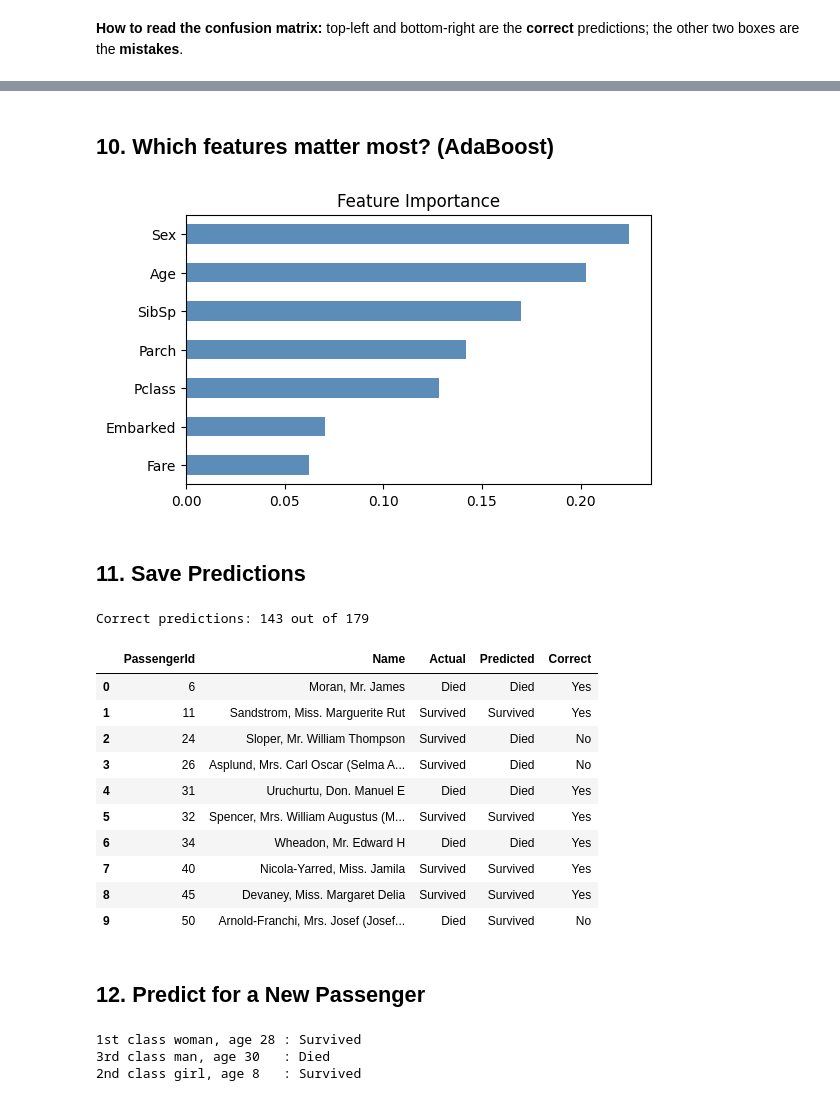
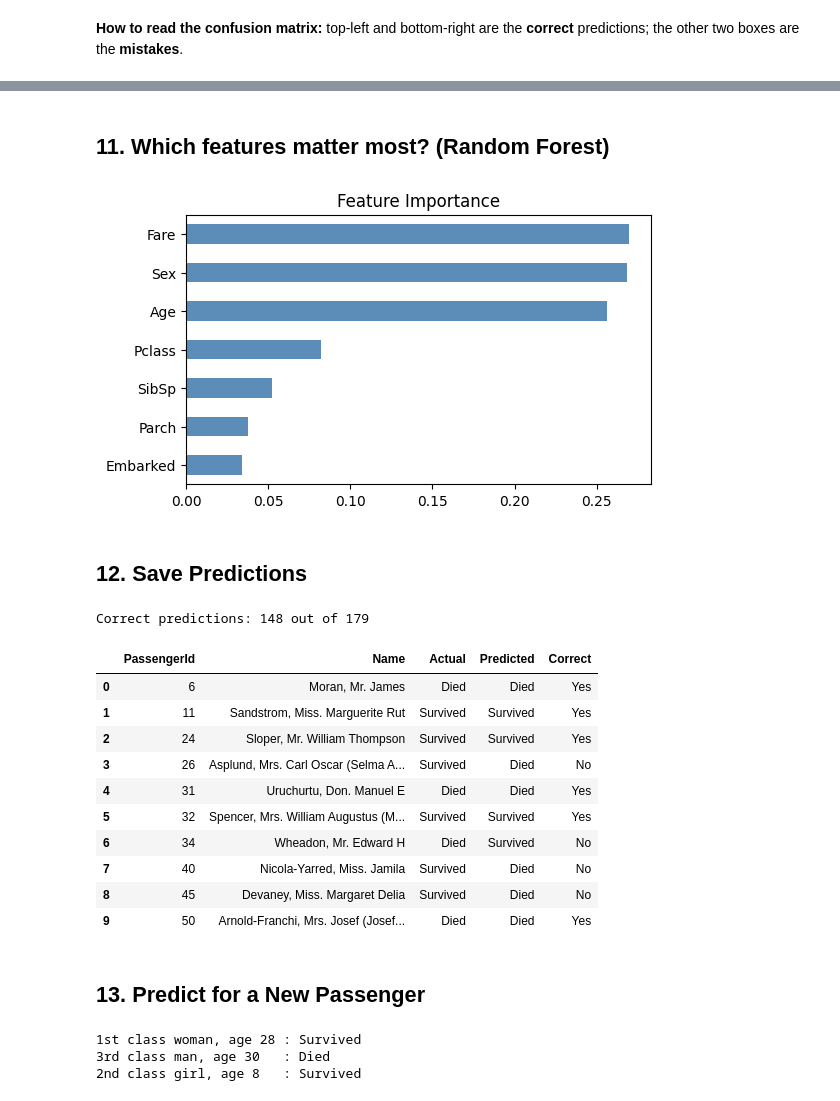
Before and after one commit to aniket123pathak/ML_mini_project, a Jupyter notebook: titanic_survival_prediction.ipynb, the cells around one changed output, grey strips where cells are left out. Cells and saved outputs as stored; diff of their text form; code cells hidden in the pictures.

```diff
--- a/titanic_survival_prediction.ipynb
+++ b/titanic_survival_prediction.ipynb
@@ -164,6 +167,8 @@ Training rows: 712 | Testing rows: 179
 # %%
 models = {
     "Logistic Regression": LogisticRegression(max_iter=1000),
+    "Decision Tree": DecisionTreeClassifier(max_depth=4, random_state=42),
+    "Random Forest": RandomForestClassifier(n_estimators=100, random_state=42),
     "AdaBoost": AdaBoostClassifier(n_estimators=50, random_state=42),
 }
 
@@ -225,13 +243,13 @@ the other two boxes are the **mistakes**.
 # %% [markdown]
-## 10. Which features matter most? (AdaBoost)
+## 11. Which features matter most? (Random Forest)
 # %%
-imp = pd.Series(models["AdaBoost"].feature_importances_, index=X.columns).sort_values()
+imp = pd.Series(models["Random Forest"].feature_importances_, index=X.columns).sort_values()
 imp.plot(kind="barh", color="#5B8DB8", figsize=(6, 3.5), title="Feature Importance")
 plt.show()
 # %% [output]
-[figure, old version]
+[figure, new version]
 # %% [markdown]
-## 11. Save Predictions
+## 12. Save Predictions
 # %%
 out = df.loc[X_test.index, ["PassengerId", "Name"]].copy()
 out["Actual"] = y_test.map({0: "Died", 1: "Survived"})
@@ -242,20 +260,20 @@ out.to_csv("survival_predictions.csv", index=False)
 print("Correct predictions:", (out["Correct"] == "Yes").sum(), "out of", len(out))
 out.head(10)
 # %% [output]
-Correct predictions: 143 out of 179
+Correct predictions: 148 out of 179
 |  | PassengerId | Name | Actual | Predicted | Correct |
 | 0 | 6 | Moran, Mr. James | Died | Died | Yes |
 | 1 | 11 | Sandstrom, Miss. Marguerite Rut | Survived | Survived | Yes |
-| 2 | 24 | Sloper, Mr. William Thompson | Survived | Died | No |
+| 2 | 24 | Sloper, Mr. William Thompson | Survived | Survived | Yes |
 | 3 | 26 | Asplund, Mrs. Carl Oscar (Selma A... | Survived | Died | No |
 | 4 | 31 | Uruchurtu, Don. Manuel E | Died | Died | Yes |
 | 5 | 32 | Spencer, Mrs. William Augustus (M... | Survived | Survived | Yes |
-| 6 | 34 | Wheadon, Mr. Edward H | Died | Died | Yes |
-| 7 | 40 | Nicola-Yarred, Miss. Jamila | Survived | Survived | Yes |
-| 8 | 45 | Devaney, Miss. Margaret Delia | Survived | Survived | Yes |
-| 9 | 50 | Arnold-Franchi, Mrs. Josef (Josef... | Died | Survived | No |
+| 6 | 34 | Wheadon, Mr. Edward H | Died | Survived | No |
+| 7 | 40 | Nicola-Yarred, Miss. Jamila | Survived | Died | No |
+| 8 | 45 | Devaney, Miss. Margaret Delia | Survived | Died | No |
+| 9 | 50 | Arnold-Franchi, Mrs. Josef (Josef... | Died | Died | Yes |
 # %% [markdown]
-## 12. Predict for a New Passenger
+## 13. Predict for a New Passenger
 # %%
 def predict_passenger(pclass, sex, age, sibsp, parch, fare, embarked):
     # sex: "male"/"female" | embarked: "S"/"C"/"Q"
```
Also changed, not shown: parts of 8 cells of this notebook, 5 other files.
